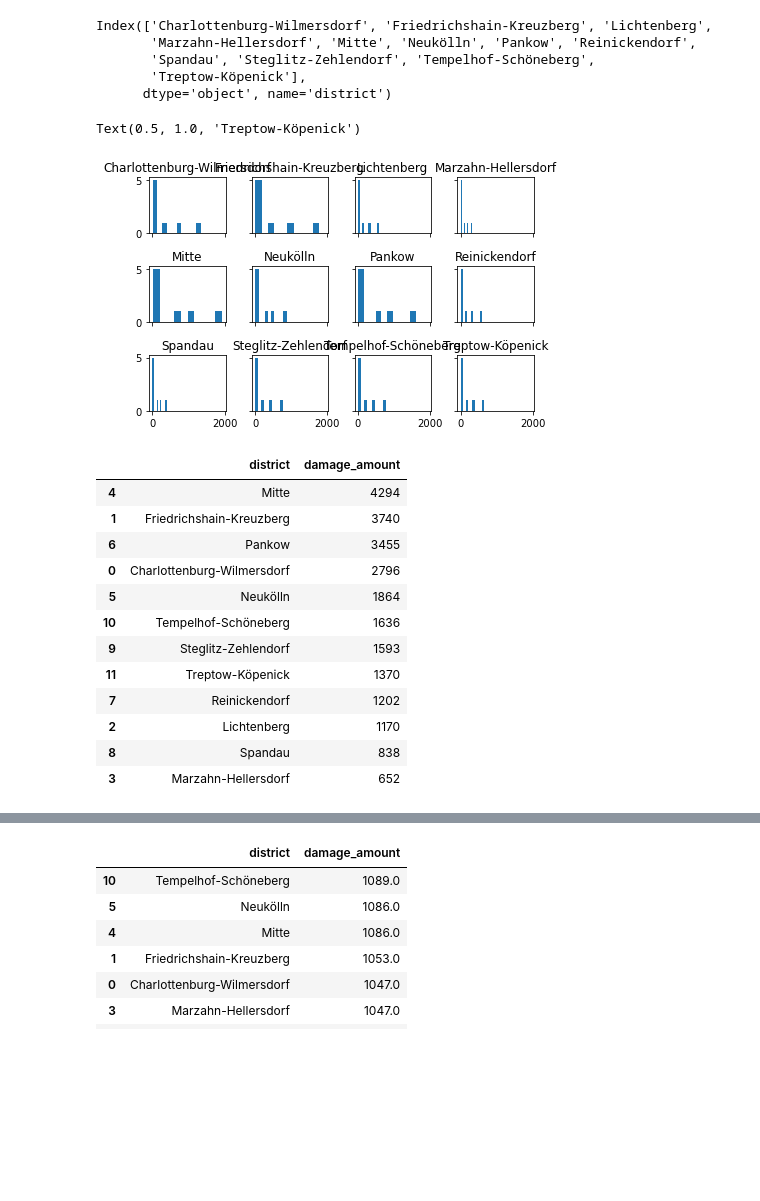
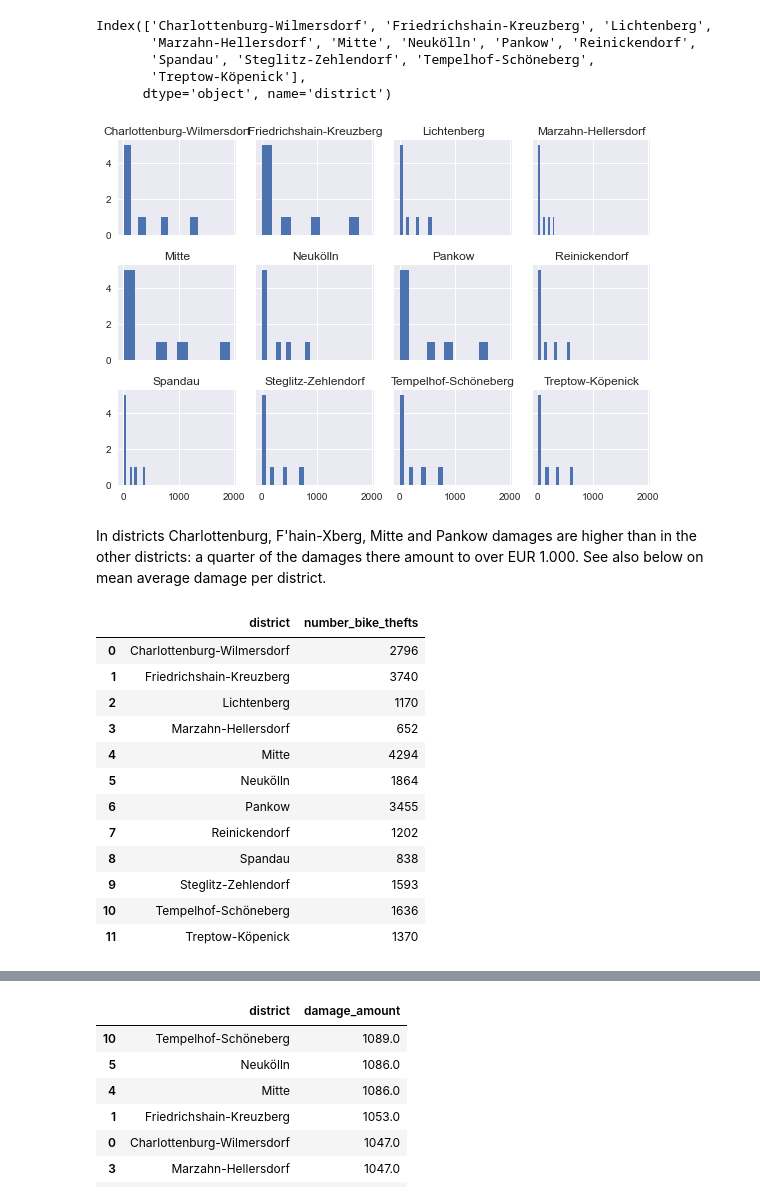
Before and after one commit to cpumarfrohberg/analyze_bike_thefts, a Jupyter notebook: analyze_bike_thefts.ipynb, the cells around one changed output, grey strips where cells are left out. Cells and saved outputs as stored; diff of their text form; code cells hidden in the pictures; blank space fills up the shorter version.

Commit message:
add final plots for challenge version

```diff
--- a/analyze_bike_thefts.ipynb
+++ b/analyze_bike_thefts.ipynb
@@ -300,37 +312,41 @@ Index(['Charlottenburg-Wilmersdorf', 'Friedrichshain-Kreuzberg', 'Lichtenberg',
        'Treptow-Köpenick'],
       dtype='object', name='district')
 # %%
-n_bins = 20
+plt.style.use('seaborn')
+
+n_bins = 10
 
 fig, ax = plt.subplots(3, 4, tight_layout = True, sharex='all', sharey='all')
 
 ax[0][0].hist(bike_thefts_final_districts_bike_types['Charlottenburg-Wilmersdorf'], bins = n_bins)
 ax[0][0].set_title('Charlottenburg-Wilmersdorf')
 ax[0][1].hist(bike_thefts_final_districts_bike_types['Friedrichshain-Kreuzberg'], bins = n_bins)
 ax[0][1].set_title('Friedrichshain-Kreuzberg')
 ax[0][2].hist(bike_thefts_final_districts_bike_types['Lichtenberg'], bins = n_bins)
 ax[0][2].set_title('Lichtenberg')
 ax[0][3].hist(bike_thefts_final_districts_bike_types['Marzahn-Hellersdorf'], bins = n_bins)
 ax[0][3].set_title('Marzahn-Hellersdorf')
 ax[1][0].hist(bike_thefts_final_districts_bike_types['Mitte'], bins = n_bins)
 ax[1][0].set_title('Mitte')
 ax[1][1].hist(bike_thefts_final_districts_bike_types['Neukölln'], bins = n_bins)
 ax[1][1].set_title('Neukölln')
 ax[1][2].hist(bike_thefts_final_districts_bike_types['Pankow'], bins = n_bins)
 ax[1][2].set_title('Pankow')
 ax[1][3].hist(bike_thefts_final_districts_bike_types['Reinickendorf'], bins = n_bins)
 ax[1][3].set_title('Reinickendorf')
 ax[2][0].hist(bike_thefts_final_districts_bike_types['Spandau'], bins = n_bins)
 ax[2][0].set_title('Spandau')
 ax[2][1].hist(bike_thefts_final_districts_bike_types['Steglitz-Zehlendorf'], bins = n_bins)
 ax[2][1].set_title('Steglitz-Zehlendorf')
 ax[2][2].hist(bike_thefts_final_districts_bike_types['Tempelhof-Schöneberg'], bins = n_bins)
 ax[2][2].set_title('Tempelhof-Schöneberg')
 ax[2][3].hist(bike_thefts_final_districts_bike_types['Treptow-Köpenick'], bins = n_bins)
-ax[2][3].set_title('Treptow-Köpenick')
+ax[2][3].set_title('Treptow-Köpenick');
 # %% [output]
-Text(0.5, 1.0, 'Treptow-Köpenick')
-[figure, old version]
+[figure, new version]
+# %% [markdown]
+In districts Charlottenburg, F'hain-Xberg, Mitte and Pankow damages are higher than in the other districts: a quarter of the damages there amount to over EUR 1.000.
+See also below on mean average damage per district.
 # %%
 class AggregateThefts():
         '''Analyze data by aggregating by different vals.'''
@@ -349,20 +365,21 @@ class AggregateThefts():
 # %%
 bike_thefts = AggregateThefts()
 # %%
-thefts_by_district = bike_thefts.aggregate_thefts(bike_thefts_final, 'district', 'damage_amount')
+thefts_by_district = bike_thefts.aggregate_thefts(bike_thefts_final, 'district')
+thefts_by_district.rename(columns={0:'number_bike_thefts'}, inplace=True)
 thefts_by_district
 # %% [output]
-|  | district | damage_amount |
+|  | district | number_bike_thefts |
+| 0 | Charlottenburg-Wilmersdorf | 2796 |
+| 1 | Friedrichshain-Kreuzberg | 3740 |
+| 2 | Lichtenberg | 1170 |
+| 3 | Marzahn-Hellersdorf | 652 |
 | 4 | Mitte | 4294 |
-| 1 | Friedrichshain-Kreuzberg | 3740 |
+| 5 | Neukölln | 1864 |
 | 6 | Pankow | 3455 |
-| 0 | Charlottenburg-Wilmersdorf | 2796 |
-| 5 | Neukölln | 1864 |
+| 7 | Reinickendorf | 1202 |
+| 8 | Spandau | 838 |
+| 9 | Steglitz-Zehlendorf | 1593 |
 | 10 | Tempelhof-Schöneberg | 1636 |
-| 9 | Steglitz-Zehlendorf | 1593 |
 | 11 | Treptow-Köpenick | 1370 |
-| 7 | Reinickendorf | 1202 |
-| 2 | Lichtenberg | 1170 |
-| 8 | Spandau | 838 |
-| 3 | Marzahn-Hellersdorf | 652 |
 # %%
```
Also changed, not shown: parts of 7 cells of this notebook.
